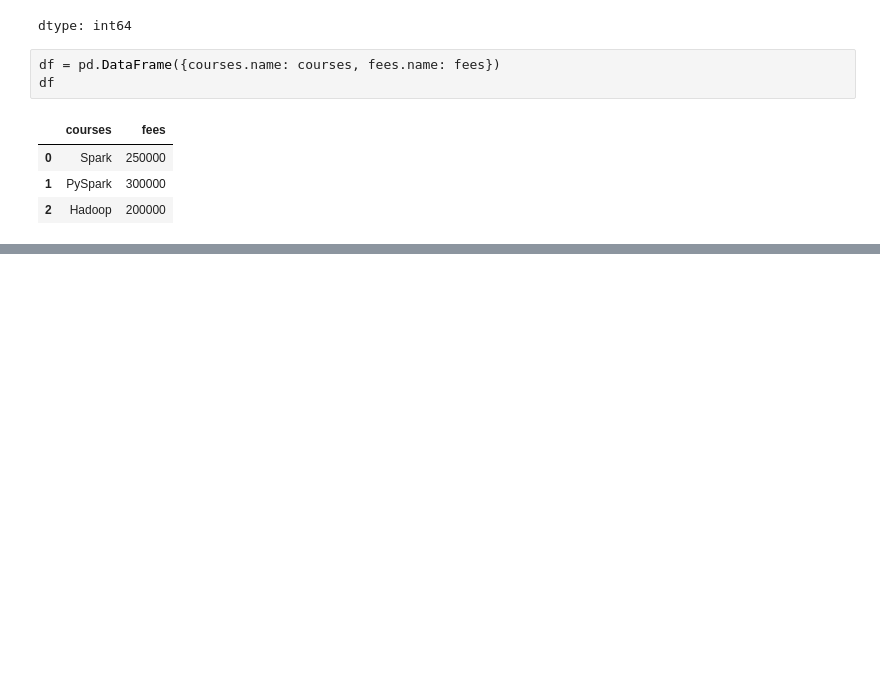
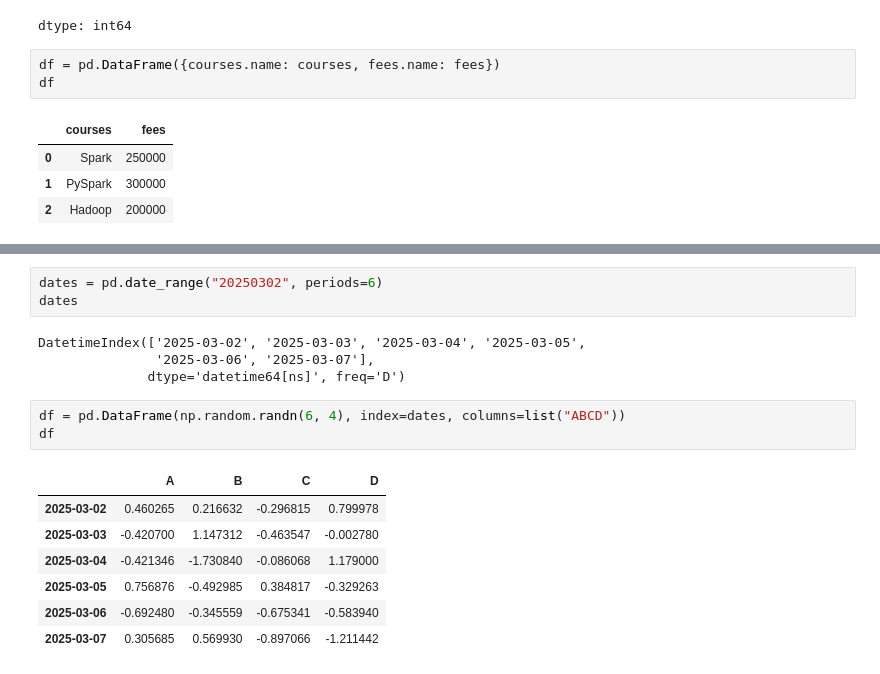
Before and after one commit to ai7dnn/2025-1-A-myclass-BDA, a Jupyter notebook: inclass/02w_A_0317_pandas_basic.ipynb, the cells around one changed output, grey strips where cells are left out. Drawn from its saved outputs; the diff is of its cells as text; blank space fills up the shorter version.

```diff
--- a/inclass/02w_A_0317_pandas_basic.ipynb
+++ b/inclass/02w_A_0317_pandas_basic.ipynb
@@ -353,0 +587,18 @@ df
+# %%
+dates = pd.date_range("20250302", periods=6)
+dates
+# %% [output]
+DatetimeIndex(['2025-03-02', '2025-03-03', '2025-03-04', '2025-03-05',
+               '2025-03-06', '2025-03-07'],
+              dtype='datetime64[ns]', freq='D')
+# %%
+df = pd.DataFrame(np.random.randn(6, 4), index=dates, columns=list("ABCD"))
+df
+# %% [output]
+|  | A | B | C | D |
+| 2025-03-02 | 0.460265 | 0.216632 | -0.296815 | 0.799978 |
+| 2025-03-03 | -0.420700 | 1.147312 | -0.463547 | -0.002780 |
+| 2025-03-04 | -0.421346 | -1.730840 | -0.086068 | 1.179000 |
+| 2025-03-05 | 0.756876 | -0.492985 | 0.384817 | -0.329263 |
+| 2025-03-06 | -0.692480 | -0.345559 | -0.675341 | -0.583940 |
+| 2025-03-07 | 0.305685 | 0.569930 | -0.897066 | -1.211442 |
```
Also changed, not shown: parts of 100 cells of this notebook.
